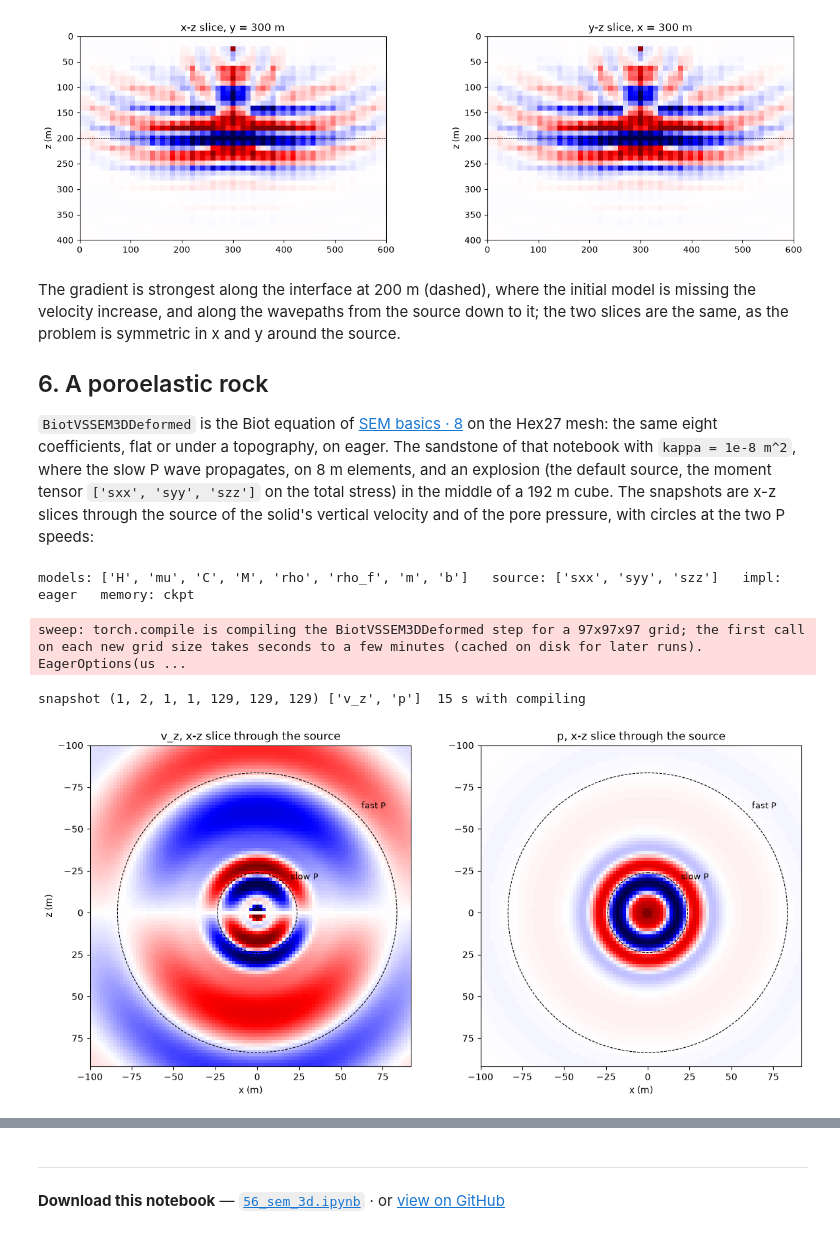
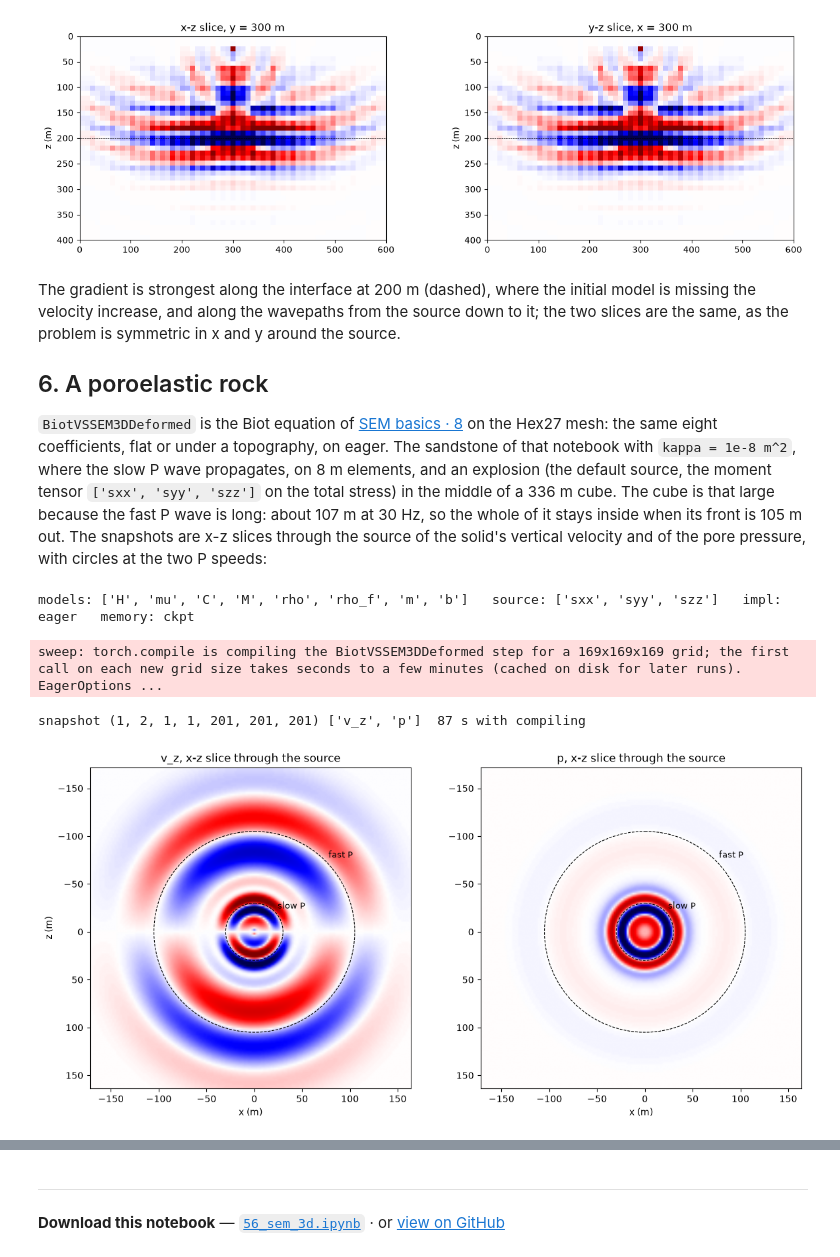
Before and after one commit to DeepWave-KAUST/sweep, a Jupyter notebook: docs/notebooks/56_sem_3d.ipynb, the cells around one changed output, grey strips where cells are left out. Saved outputs shown, nothing was run; the diff lists cells and outputs as text; code cells hidden in the pictures.

Commit message:
docs(nb56): a larger cube, so the 3-D Biot rings stay whole

```diff
--- a/docs/notebooks/56_sem_3d.ipynb
+++ b/docs/notebooks/56_sem_3d.ipynb
@@ -260,45 +260,49 @@ and y around the source.
 coefficients, flat or under a topography, on eager. The sandstone of that
 notebook with `kappa = 1e-8 m^2`, where the slow P wave propagates, on 8 m
 elements, and an explosion (the default source, the moment tensor
-`['sxx', 'syy', 'szz']` on the total stress) in the middle of a 192 m cube. The
-snapshots are x-z slices through the source of the solid's vertical velocity and
-of the pore pressure, with circles at the two P speeds:
+`['sxx', 'syy', 'szz']` on the total stress) in the middle of a 336 m cube. The
+cube is that large because the fast P wave is long: about 107 m at 30 Hz, so the
+whole of it stays inside when its front is 105 m out. The snapshots are x-z
+slices through the source of the solid's vertical velocity and of the pore
+pressure, with circles at the two P speeds:
 # %%
 coef = biot_from_rock(kappa=1e-8, k_s=36e9, rho_s=2650.0, k_f=2.25e9, rho_f=1000.0,
                       eta=1e-3, k_d=9e9, mu=7e9, phi=0.25, tortuosity=2.0)
 v_fast, v_slow, v_s = (float(v) for v in biot_wave_velocities(coef))
-shape_b, dh_b, dt_b, f0_b = (97, 97, 97), 2.0, 1e-4, 30.0           # 8 m elements
-c_b = 50                                     # the middle of an element, away from its nodes
-k_snap = int(round((1.2 / f0_b + 0.026) / dt_b))
+shape_b, dh_b, dt_b, f0_b = (169, 169, 169), 2.0, 1e-4, 30.0        # 8 m elements
+c_b = 86                                     # the middle of an element, away from its nodes
+r_fast = 105.0                               # where the fast P front is at the snapshot (m)
+k_snap = int(round((1.2 / f0_b + r_fast / v_fast) / dt_b))
 wavelet_b = ricker(np.arange(k_snap + 1) * dt_b - 1.2 / f0_b, f=f0_b).astype(np.float32)
 biot = PropSEM(BiotVSSEM3DDeformed, shape=shape_b, dh=dh_b, dt=dt_b, n_order=n_order,
                abcn=16, f_dominant=f0_b, receiver_type=['vz', 'p'], device=device)
 print('models:', biot.model_names, '  source:', biot.source_type, '  impl:', biot.impl,
       '  memory:', biot.memory_strategy)
 t0 = time.perf_counter()
 with torch.no_grad():
     _, snap = biot(wavelet_b, np.array([[c_b, c_b, c_b]]), np.array([[[c_b, c_b, c_b + 20]]]),
                    models=[torch.full(shape_b, float(c), device=device) for c in coef],
                    return_wavefield=True, snapshot_times=[k_snap])
 print('snapshot', tuple(snap.shape), biot.snapshot_fields,
       f' {time.perf_counter() - t0:.0f} s with compiling')
 t = k_snap * dt_b - 1.2 / f0_b
 lo_m, hi_m = -c_b * dh_b, (shape_b[0] - 1 - c_b) * dh_b       # metres from the source
 fig, axes = plt.subplots(1, 2, figsize=(12, 5.6), constrained_layout=True)
 for ax, name in zip(axes, ['v_z', 'p']):
     img = snap[0, biot.snapshot_fields.index(name), 0, 0, 16:-16, c_b + 16, 16:-16].cpu().numpy()
     lim = np.percentile(np.abs(img), 99.5)
-    ax.imshow(img, cmap='seismic', vmin=-lim, vmax=lim, extent=[lo_m, hi_m, hi_m, lo_m])
+    ax.imshow(img, cmap='seismic', vmin=-lim, vmax=lim, extent=[lo_m, hi_m, hi_m, lo_m],
+              interpolation='bilinear')
     for vel, label in [(v_fast, 'fast P'), (v_slow, 'slow P')]:
         ax.add_patch(Circle((0, 0), vel * t, fill=False, ls='--', color='k', lw=0.8))
         ax.text(vel * t * 0.71 + 3, -vel * t * 0.71 - 3, label, fontsize=9)
     ax.set_title(f'{name}, x-z slice through the source'); ax.set_xlabel('x (m)')
 axes[0].set_ylabel('z (m)')
 plt.show()
 # %% [output]
 models: ['H', 'mu', 'C', 'M', 'rho', 'rho_f', 'm', 'b']   source: ['sxx', 'syy', 'szz']   impl: eager   memory: ckpt
-sweep: torch.compile is compiling the BiotVSSEM3DDeformed step for a 97x97x97 grid; the first call on each new grid size takes seconds to a few minutes (cached on disk for later runs). EagerOptions(us ...
+sweep: torch.compile is compiling the BiotVSSEM3DDeformed step for a 169x169x169 grid; the first call on each new grid size takes seconds to a few minutes (cached on disk for later runs). EagerOptions ...
-snapshot (1, 2, 1, 1, 129, 129, 129) ['v_z', 'p']  15 s with compiling
+snapshot (1, 2, 1, 1, 201, 201, 201) ['v_z', 'p']  87 s with compiling
-[figure, old version]
+[figure, new version]
 # %% [markdown]
 Both P waves sit on their circles, as in 2-D: the fast one dominates the solid's
```
Also changed, not shown: parts of 3 cells of this notebook, 1 other file.
